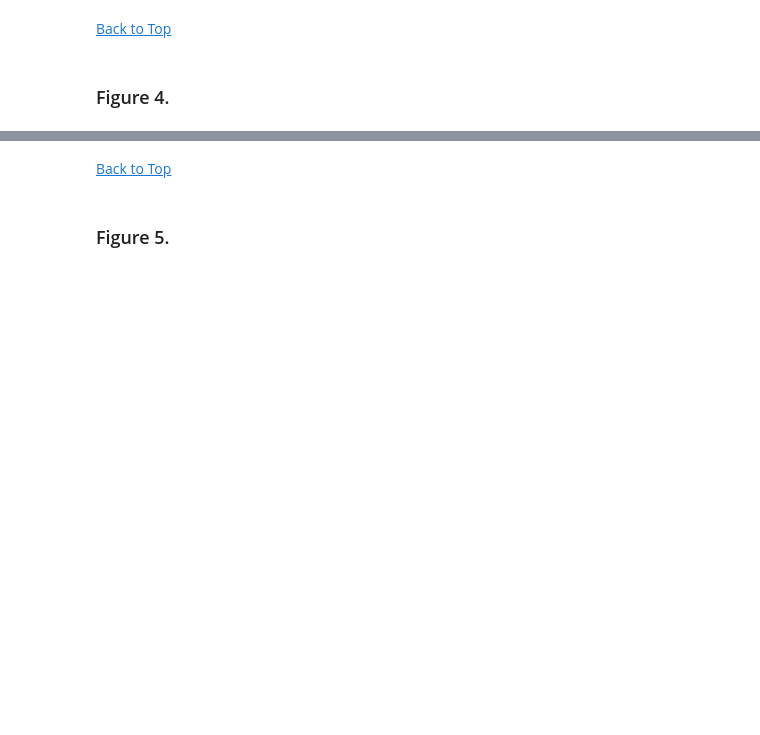
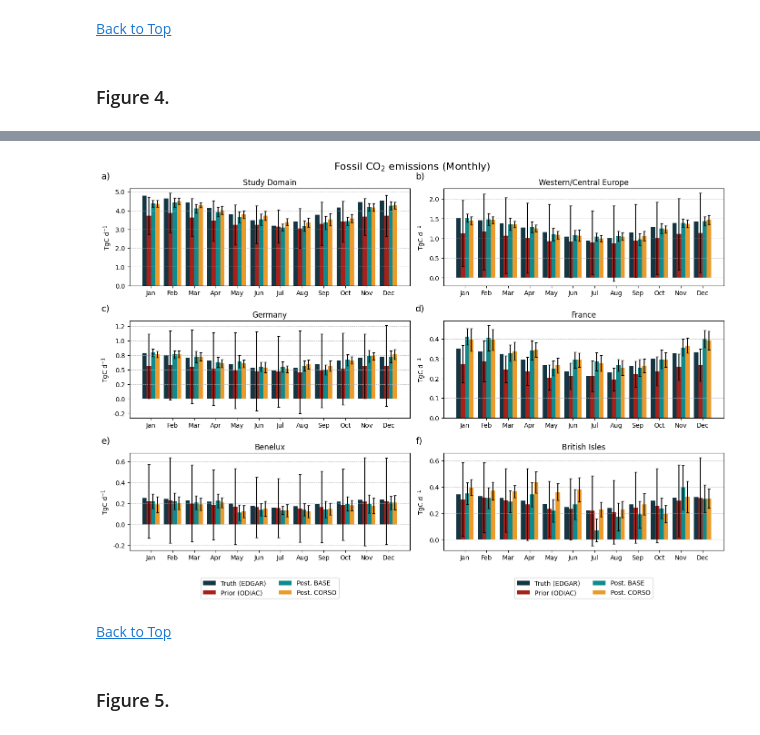
Before and after one commit to cdgomezo/assets-corso-campaign, a Jupyter notebook: AssetsPaper2.ipynb, the cells around one changed output, grey strips where cells are left out. Cells and saved outputs as stored; diff of their text form; code cells hidden in the pictures; blank space fills up the shorter version.

```diff
--- a/AssetsPaper2.ipynb
+++ b/AssetsPaper2.ipynb
@@ -561,3 +272,64 @@ fig.savefig(f'figures/fig4.png', dpi=300, bbox_inches='tight')
+# %%
+# Read the data
+df_all = read_csv('data/fig4/fig4.csv', parse_dates=['time'])
+
+# Define plot structure
+fig, ax = subplots(3, 2, figsize=(14, 10))
+ax = ax.flatten()
+
+# Define regions and aliases
+Regions = ['Study Domain', 'Western Europe', 'DE', 'FR', 'Benelux', 'British Isles']
+Reg = ['Study Domain', 'Western/Central Europe', 'Germany', 'France', 'Benelux', 'British Isles']
+alias = ['BASE', 'CORSO']
+osses = ['BASE_BAU', 'CORSO_BAU']
+clr = ['#0F8B8D', '#EC9A29', '#7D6F86', '#143642']
+lbl = ['a)', 'b)', 'c)', 'd)', 'e)', 'f)']
+
+# Prepare month labels
+month_labels = ['Jan', 'Feb', 'Mar', 'Apr', 'May', 'Jun', 'Jul', 'Aug', 'Sep', 'Oct', 'Nov', 'Dec']
+months = arange(1, 13)
+
+for i, reg in enumerate(Regions):
+
+    # Grouped bar width and positions
+    bar_width = 0.2
+    positions = arange(len(months))
+
+    # Extract values
+    truth_vals = df_all[f'truth {reg}'].values[:12]
+    prior_vals = df_all[f'prior {reg}'].values[:12]
+    prior_unc_vals = df_all[f'prior unc {reg}'].values[:12]/2
+    post_base_vals = df_all[f'post BASE {reg}'].values[:12]
+    post_base_unc_vals = df_all[f'post unc BASE {reg}'].values[:12]/2
+    post_corso_vals = df_all[f'post CORSO {reg}'].values[:12]
+    post_corso_unc_vals = df_all[f'post unc CORSO {reg}'].values[:12]/2
+
+    # Plotting the bars
+    ax[i].bar(positions - 1.5 * bar_width, truth_vals, width=bar_width, label='Truth (EDGAR)', color='#143642')
+    ax[i].bar(positions - 0.5 * bar_width, prior_vals, width=bar_width, label='Prior (ODIAC)', color='#A8201A', yerr=prior_unc_vals, capsize=2, ecolor='black', linewidth=2)
+    ax[i].bar(positions + 0.5 * bar_width, post_base_vals, width=bar_width, label='Post. BASE', color=clr[0], yerr=post_base_unc_vals, capsize=2, ecolor='black', linewidth=2)
+    ax[i].bar(positions + 1.5 * bar_width, post_corso_vals, width=bar_width, label='Post. CORSO', color=clr[1], yerr=post_corso_unc_vals, capsize=2, ecolor='black', linewidth=2)
+
+    ax[i].set_title(f'{Reg[i]}')
+    ax[i].set_ylabel('TgC d$^{-1}$')
+    ax[i].set_xticks(months - 1)
+    ax[i].set_xticklabels(month_labels)
+    ax[i].grid(axis='y', linestyle='--', linewidth=0.5)
+    ax[i].yaxis.set_major_formatter(FormatStrFormatter('%.1f'))
+
+    ax[i].text(-0.1, 1.1, lbl[i], transform=ax[i].transAxes, fontsize=14)
+
+    if (i == 4) or (i == 5):
+        handles, labels = ax[i].get_legend_handles_labels()
+        by_label = dict(zip(labels, handles))
+        ax[i].legend(by_label.values(), by_label.keys(), loc='upper center', bbox_to_anchor=(0.5, -0.25), ncol=2)
+
+fig.suptitle('Fossil CO$_2$ emissions (Monthly)', fontsize=16)
+fig.tight_layout()
+fig.subplots_adjust(top=0.92)
+fig.savefig('figures/fig4.png', dpi=300, bbox_inches='tight')
+# %% [output]
+[figure, added]
 # %% [markdown]
 [Back to Top](#top)
 # %% [markdown]
```
Also changed, not shown: parts of 26 cells of this notebook, 29 other files.
